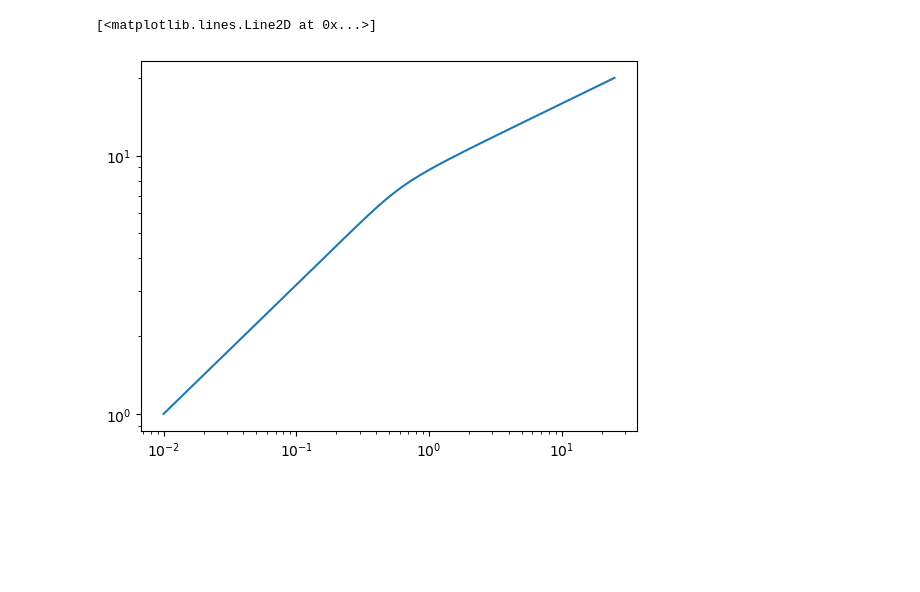
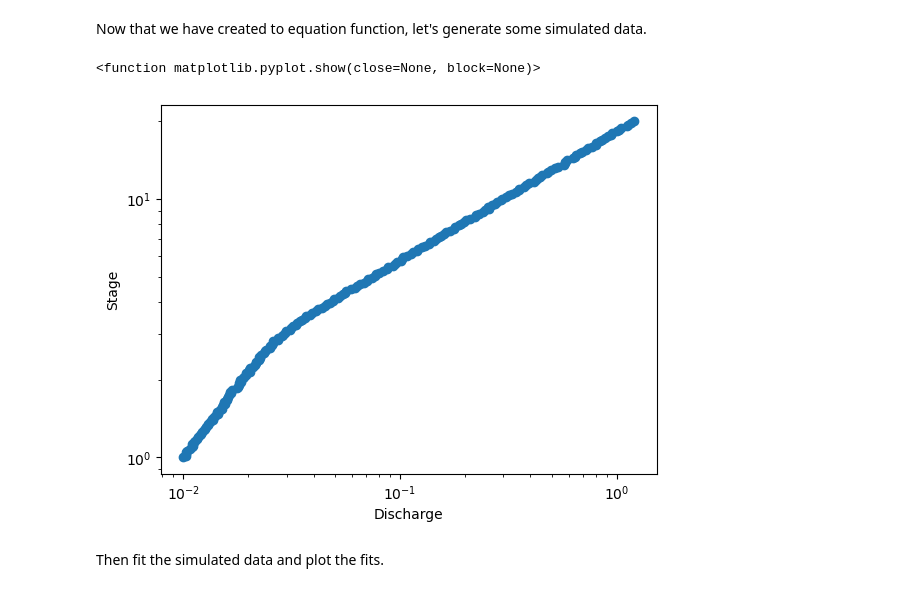
Before and after one commit to thodson-usgs/ratingcurve, a Jupyter notebook: notebooks/SmoothPowerLaw_Example.ipynb, the cells around one changed output. Cells and saved outputs as stored; diff of their text form; code cells hidden in the pictures; blank space fills up the shorter version.

```diff
--- a/notebooks/SmoothPowerLaw_Example.ipynb
+++ b/notebooks/SmoothPowerLaw_Example.ipynb
@@ -24,16 +32,26 @@ def SmoothlyBrokenPowerLaw(x: ArrayLike, amplitude: float, breaks: ArrayLike, al
     prod_array = (1 + (x_array/breakpoint_array) ** (1/delta)) ** (alphas_diff_array * delta)
     fx = amplitude * x ** alphas[0] * np.prod(prod_array, axis=1)
     return fx
+# %% [markdown]
+Now that we have created to equation function, let's generate some simulated data.
 # %%
-h = np.linspace(1, 20, 201)
+h = np.geomspace(1, 20, 201)
 a = 0.01
-breaks = [8]
-alphas = [2, 4]
-q = SmoothlyBrokenPowerLaw(h, a, breaks, alphas, 0.1)
+delta = 0.1
+breaks = [3]
+alphas = [0.9, 2]
+q = SmoothlyBrokenPowerLaw(h, a, breaks, alphas, delta)
+# Add some random noise in log space
+q = np.exp(np.log(q) + np.random.randn(len(q)) * 0.01)
+
+fig, ax = plt.subplots()
+ax.loglog(q, h, marker='o', linestyle='')
+ax.set(xlabel='Discharge', ylabel='Stage')
+plt.show
+# %% [output]
+<function matplotlib.pyplot.show(close=None, block=None)>
+[figure, added]
-# %%
-plt.loglog(q, h)
-# %% [output]
-[<matplotlib.lines.Line2D at 0x...>]
-[figure, removed]
+# %% [markdown]
+Then fit the simulated data and plot the fits.
 # %%
 from ratingcurve.experimental import SmoothPowerLawRating
```
Also changed, not shown: parts of 24 cells of this notebook, 2 other files.
